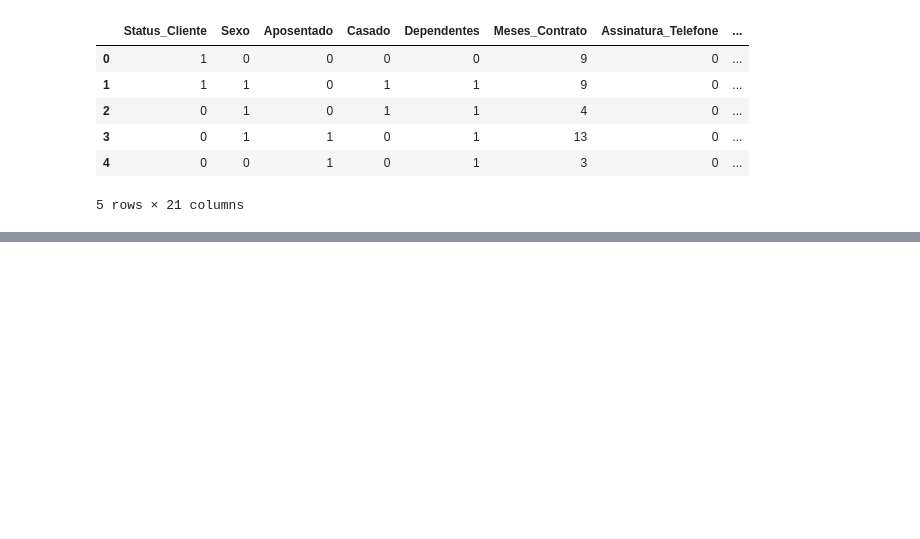
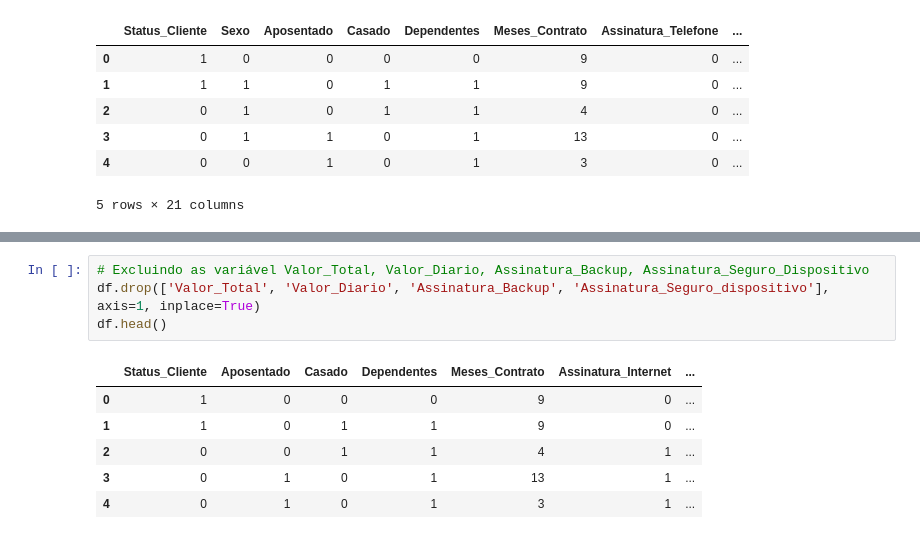
Before and after one commit to goto-95/Challenge_DataScience_AluraVoz, a Jupyter notebook: Challenge_DS_Alura_Semana03.ipynb, the cells around one changed output, grey strips where cells are left out. Cells and saved outputs as stored; diff of their text form; blank space fills up the shorter version.

```diff
--- a/Challenge_DS_Alura_Semana03.ipynb
+++ b/Challenge_DS_Alura_Semana03.ipynb
@@ -41,0 +63,11 @@ Pelo o que foi observado do arquivo de análise gráfica (*Challenge_DS_Alura_Se
+# %%
+# Excluindo as variável Valor_Total, Valor_Diario, Assinatura_Backup, Assinatura_Seguro_Dispositivo
+df.drop(['Valor_Total', 'Valor_Diario', 'Assinatura_Backup', 'Assinatura_Seguro_dispositivo'], axis=1, inplace=True)
+df.head()
+# %% [output]
+|  | Status_Cliente | Aposentado | Casado | Dependentes | Meses_Contrato | Assinatura_Internet | ... |
+| 0 | 1 | 0 | 0 | 0 | 9 | 0 | ... |
+| 1 | 1 | 0 | 1 | 1 | 9 | 0 | ... |
+| 2 | 0 | 0 | 1 | 1 | 4 | 1 | ... |
+| 3 | 0 | 1 | 0 | 1 | 13 | 1 | ... |
+| 4 | 0 | 1 | 0 | 1 | 3 | 1 | ... |
```
Also changed, not shown: parts of 9 cells of this notebook, 1 other file.
